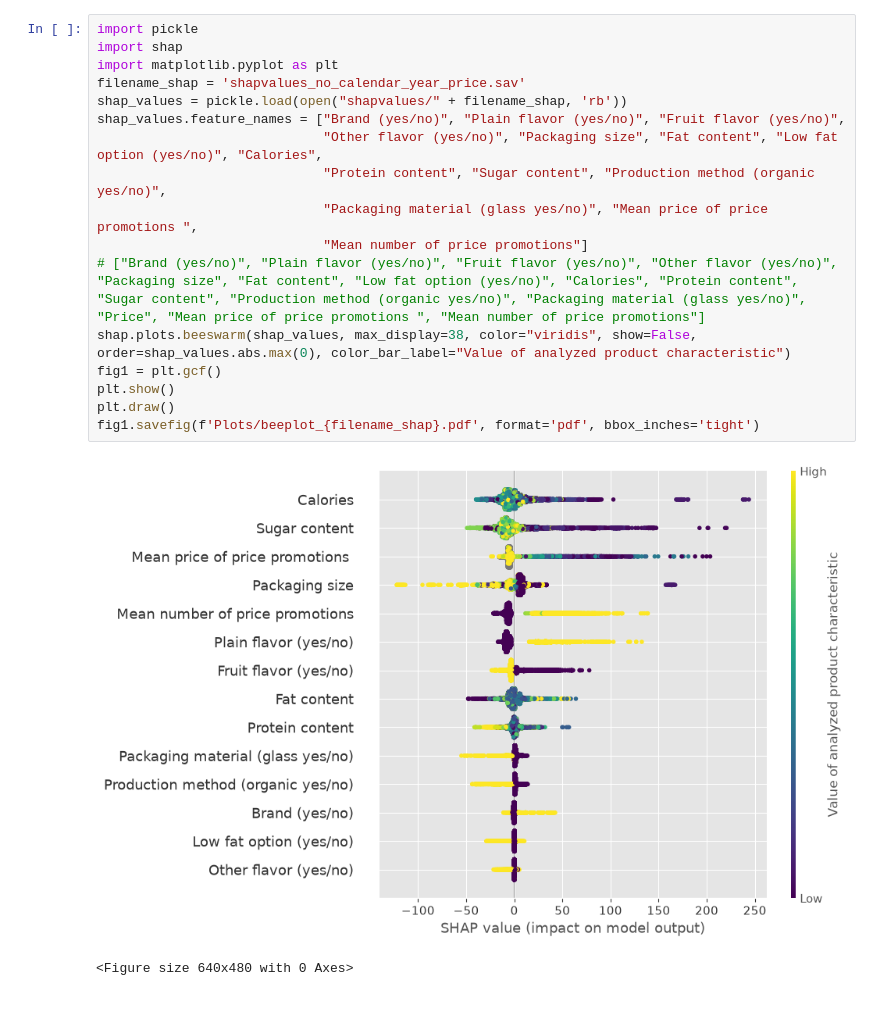
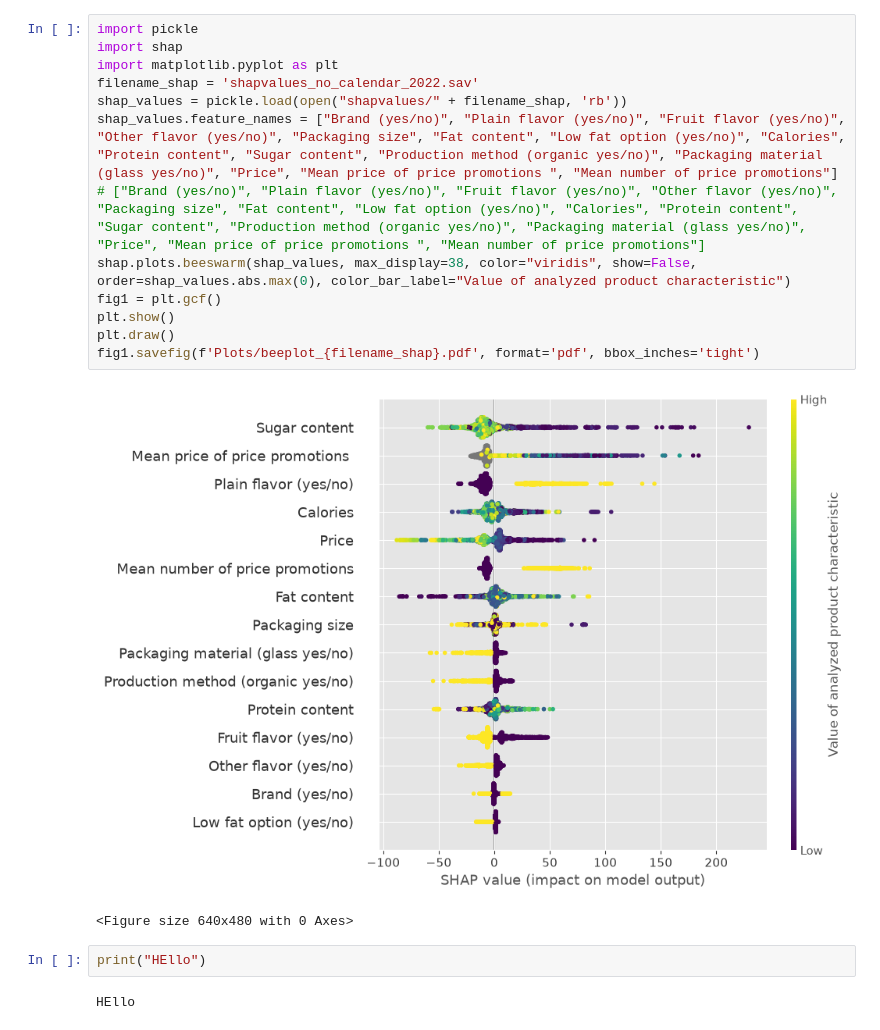
Before and after one commit to grimmlab/Forecasting-Perishables-with-XAI, a Jupyter notebook: Plot paper.ipynb, the cells around one changed output. Cells and saved outputs as stored; diff of their text form.

```diff
--- a/Plot paper.ipynb
+++ b/Plot paper.ipynb
@@ -48,20 +48,20 @@ fig1.savefig(f'Plots/Plot_predictions_{experiment}.pdf', format='pdf', bbox_inch
 # %%
 import pickle
 import shap
 import matplotlib.pyplot as plt
-filename_shap = 'shapvalues_no_calendar_year_price.sav'
+filename_shap = 'shapvalues_no_calendar_2022.sav'
 shap_values = pickle.load(open("shapvalues/" + filename_shap, 'rb'))
-shap_values.feature_names = ["Brand (yes/no)", "Plain flavor (yes/no)", "Fruit flavor (yes/no)",
-                             "Other flavor (yes/no)", "Packaging size", "Fat content", "Low fat option (yes/no)", "Calories",
-                             "Protein content", "Sugar content", "Production method (organic yes/no)",
-                             "Packaging material (glass yes/no)", "Mean price of price promotions ",
-                             "Mean number of price promotions"]
+shap_values.feature_names = ["Brand (yes/no)", "Plain flavor (yes/no)", "Fruit flavor (yes/no)", "Other flavor (yes/no)", "Packaging size", "Fat content", "Low fat option (yes/no)", "Calories", "Protein content", "Sugar content", "Production method (organic yes/no)", "Packaging material (glass yes/no)", "Price", "Mean price of price promotions ", "Mean number of price promotions"]
 # ["Brand (yes/no)", "Plain flavor (yes/no)", "Fruit flavor (yes/no)", "Other flavor (yes/no)", "Packaging size", "Fat content", "Low fat option (yes/no)", "Calories", "Protein content", "Sugar content", "Production method (organic yes/no)", "Packaging material (glass yes/no)", "Price", "Mean price of price promotions ", "Mean number of price promotions"]
 shap.plots.beeswarm(shap_values, max_display=38, color="viridis", show=False, order=shap_values.abs.max(0), color_bar_label="Value of analyzed product characteristic")
 fig1 = plt.gcf()
 plt.show()
 plt.draw()
 fig1.savefig(f'Plots/beeplot_{filename_shap}.pdf', format='pdf', bbox_inches='tight')
 # %% [output]
-[figure, old version]
+[figure, new version]
 <Figure size 640x480 with 0 Axes>
+# %%
+print("HEllo")
+# %% [output]
+HEllo
```
Also changed, not shown: parts of 1 cell of this notebook, 14 other files.
